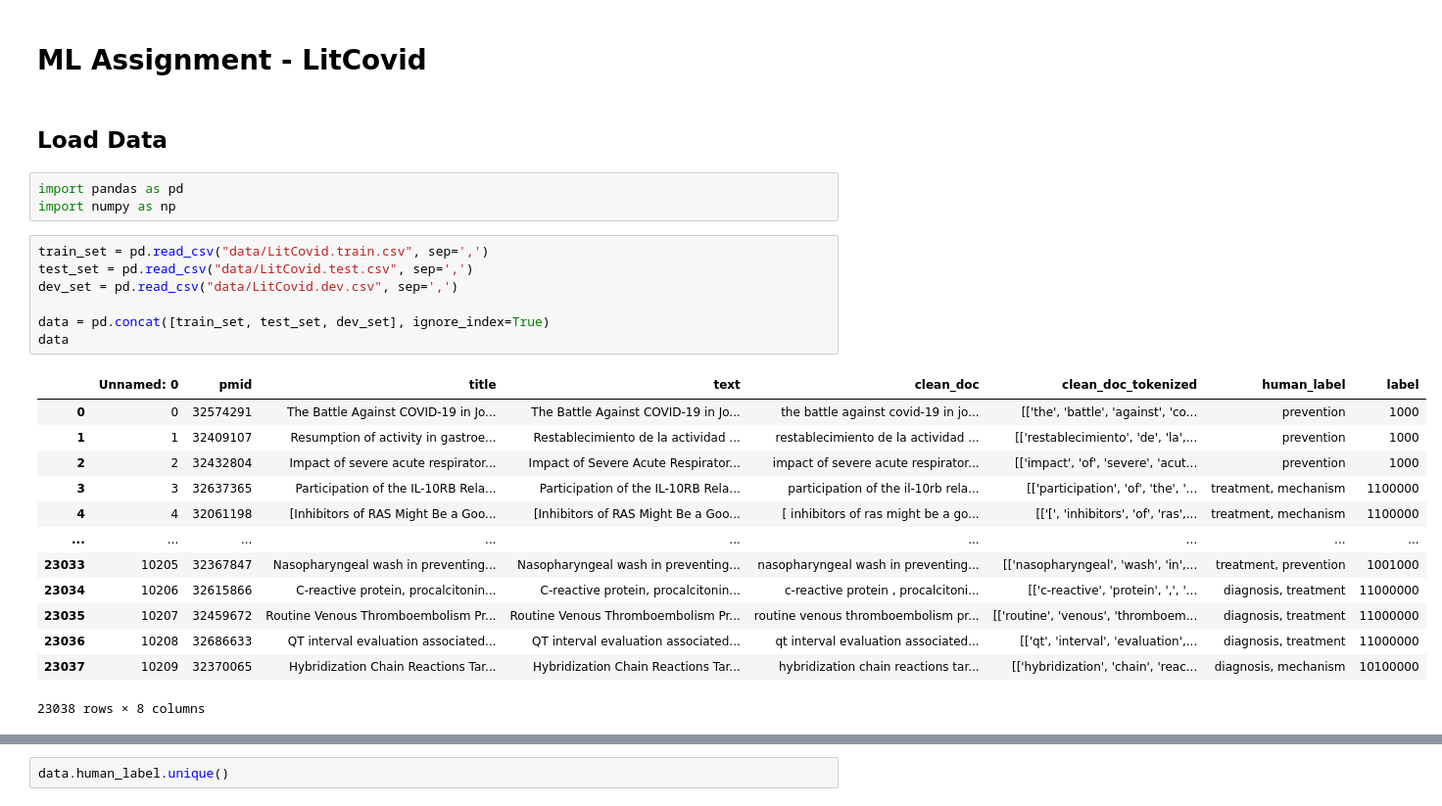
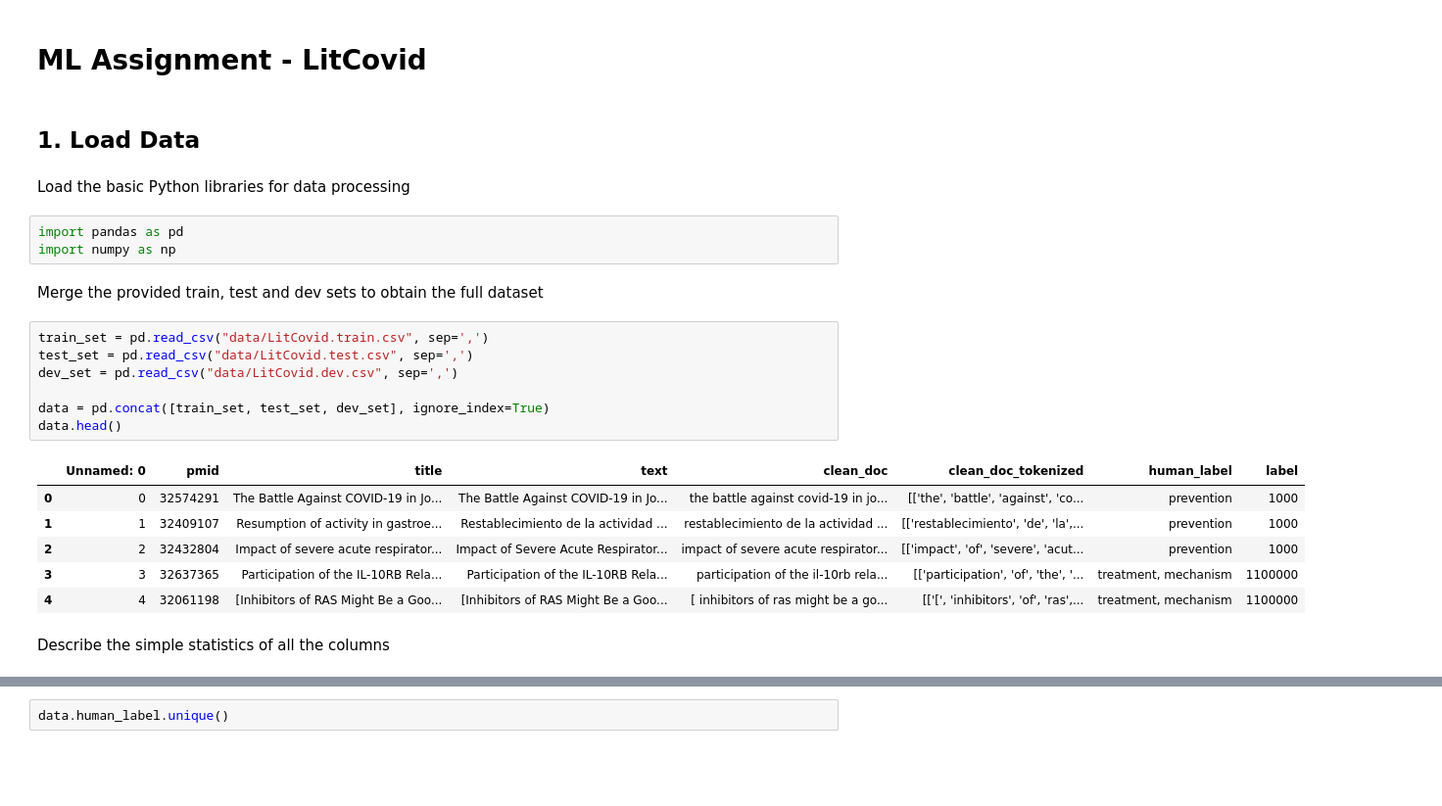
Before and after one commit to weihien90/litcovid-classification, a Jupyter notebook: LitCovid.ipynb, the cells around one changed output, grey strips where cells are left out. Shown at 98% size. Cells and saved outputs as stored; diff of their text form; blank space fills up the shorter version.

```diff
--- a/LitCovid.ipynb
+++ b/LitCovid.ipynb
@@ -1,31 +1,30 @@
 # %% [markdown]
 # ML Assignment - LitCovid
 # %% [markdown]
-## Load Data
+## 1. Load Data
+# %% [markdown]
+Load the basic Python libraries for data processing
 # %%
 import pandas as pd
 import numpy as np
+# %% [markdown]
+Merge the provided train, test and dev sets to obtain the full dataset
 # %%
 train_set = pd.read_csv("data/LitCovid.train.csv", sep=',')
 test_set = pd.read_csv("data/LitCovid.test.csv", sep=',')
 dev_set = pd.read_csv("data/LitCovid.dev.csv", sep=',')
 
 data = pd.concat([train_set, test_set, dev_set], ignore_index=True)
-data
+data.head()
 # %% [output]
 |  | Unnamed: 0 | pmid | title | text | clean_doc | clean_doc_tokenized | human_label | label |
 | 0 | 0 | 32574291 | The Battle Against COVID-19 in Jo... | The Battle Against COVID-19 in Jo... | the battle against covid-19 in jo... | [['the', 'battle', 'against', 'co... | prevention | 1000 |
 | 1 | 1 | 32409107 | Resumption of activity in gastroe... | Restablecimiento de la actividad ... | restablecimiento de la actividad ... | [['restablecimiento', 'de', 'la',... | prevention | 1000 |
 | 2 | 2 | 32432804 | Impact of severe acute respirator... | Impact of Severe Acute Respirator... | impact of severe acute respirator... | [['impact', 'of', 'severe', 'acut... | prevention | 1000 |
 | 3 | 3 | 32637365 | Participation of the IL-10RB Rela... | Participation of the IL-10RB Rela... | participation of the il-10rb rela... | [['participation', 'of', 'the', '... | treatment, mechanism | 1100000 |
 | 4 | 4 | 32061198 | [Inhibitors of RAS Might Be a Goo... | [Inhibitors of RAS Might Be a Goo... | [ inhibitors of ras might be a go... | [['[', 'inhibitors', 'of', 'ras',... | treatment, mechanism | 1100000 |
-| ... | ... | ... | ... | ... | ... | ... | ... | ... |
-| 23033 | 10205 | 32367847 | Nasopharyngeal wash in preventing... | Nasopharyngeal wash in preventing... | nasopharyngeal wash in preventing... | [['nasopharyngeal', 'wash', 'in',... | treatment, prevention | 1001000 |
-| 23034 | 10206 | 32615866 | C-reactive protein, procalcitonin... | C-reactive protein, procalcitonin... | c-reactive protein , procalcitoni... | [['c-reactive', 'protein', ',', '... | diagnosis, treatment | 11000000 |
-| 23035 | 10207 | 32459672 | Routine Venous Thromboembolism Pr... | Routine Venous Thromboembolism Pr... | routine venous thromboembolism pr... | [['routine', 'venous', 'thromboem... | diagnosis, treatment | 11000000 |
-| 23036 | 10208 | 32686633 | QT interval evaluation associated... | QT interval evaluation associated... | qt interval evaluation associated... | [['qt', 'interval', 'evaluation',... | diagnosis, treatment | 11000000 |
-| 23037 | 10209 | 32370065 | Hybridization Chain Reactions Tar... | Hybridization Chain Reactions Tar... | hybridization chain reactions tar... | [['hybridization', 'chain', 'reac... | diagnosis, mechanism | 10100000 |
-23038 rows × 8 columns
+# %% [markdown]
+Describe the simple statistics of all the columns
 # %%
 data.describe(include = 'object')
 # %% [output]
```
Also changed, not shown: parts of 36 cells of this notebook.
